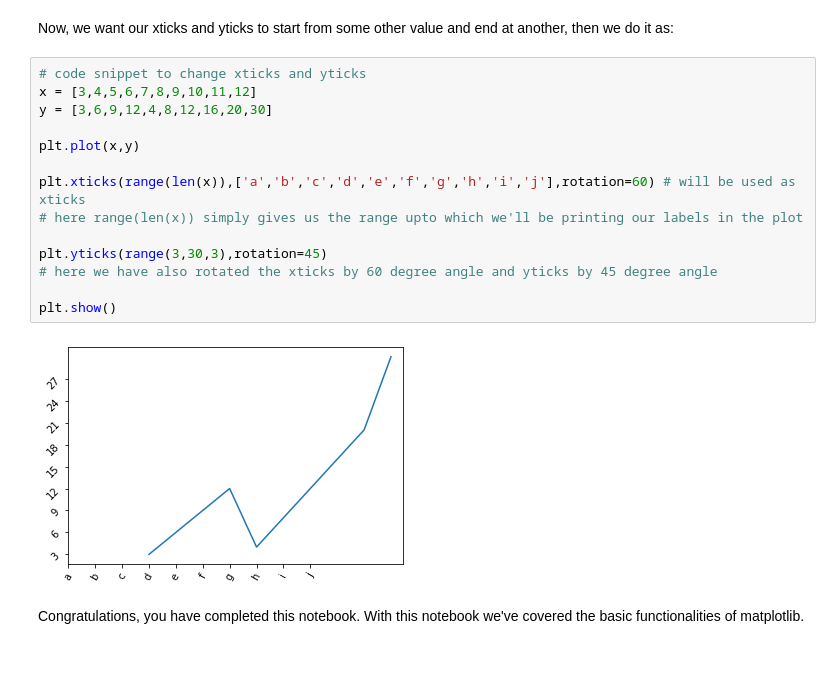
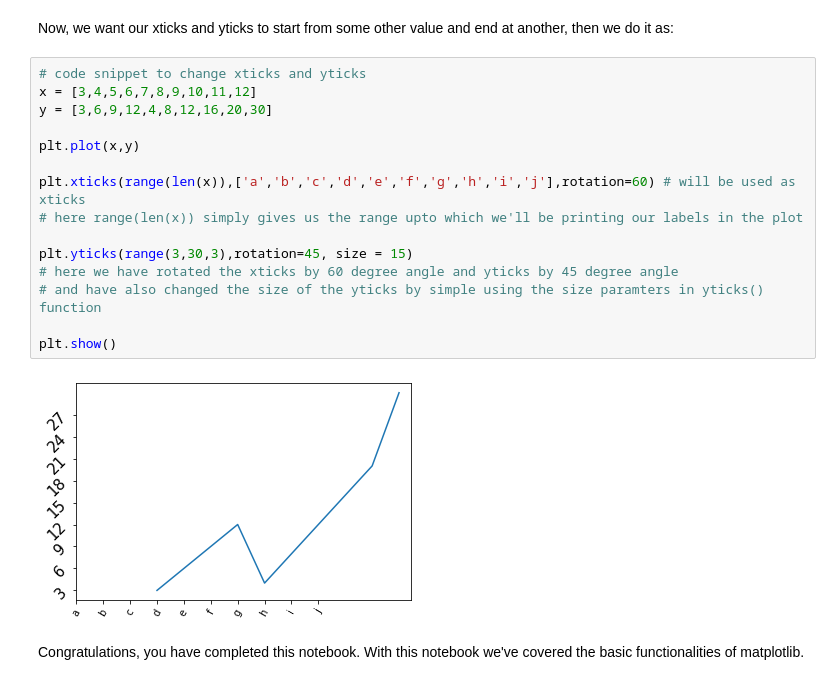
Before and after one commit to karanhans/Curb_your_matplotlib, a Jupyter notebook: matplotlib-2.ipynb, the cells around one changed output. Cells and saved outputs as stored; diff of their text form.

```diff
--- a/matplotlib-2.ipynb
+++ b/matplotlib-2.ipynb
@@ -153,19 +153,20 @@ Now, we want our xticks and yticks to start from some other value and end at ano
 # %%
 # code snippet to change xticks and yticks
 x = [3,4,5,6,7,8,9,10,11,12]
 y = [3,6,9,12,4,8,12,16,20,30]
 
 plt.plot(x,y)
 
 plt.xticks(range(len(x)),['a','b','c','d','e','f','g','h','i','j'],rotation=60) # will be used as xticks
 # here range(len(x)) simply gives us the range upto which we'll be printing our labels in the plot
 
-plt.yticks(range(3,30,3),rotation=45)
-# here we have also rotated the xticks by 60 degree angle and yticks by 45 degree angle
+plt.yticks(range(3,30,3),rotation=45, size = 15)
+# here we have rotated the xticks by 60 degree angle and yticks by 45 degree angle
+# and have also changed the size of the yticks by simple using the size paramters in yticks() function
 
 plt.show()
 # %% [output]
-[figure, old version]
+[figure, new version]
 # %% [markdown]
 Congratulations, you have completed this notebook.
 With this notebook we've covered the basic functionalities of matplotlib.
```
